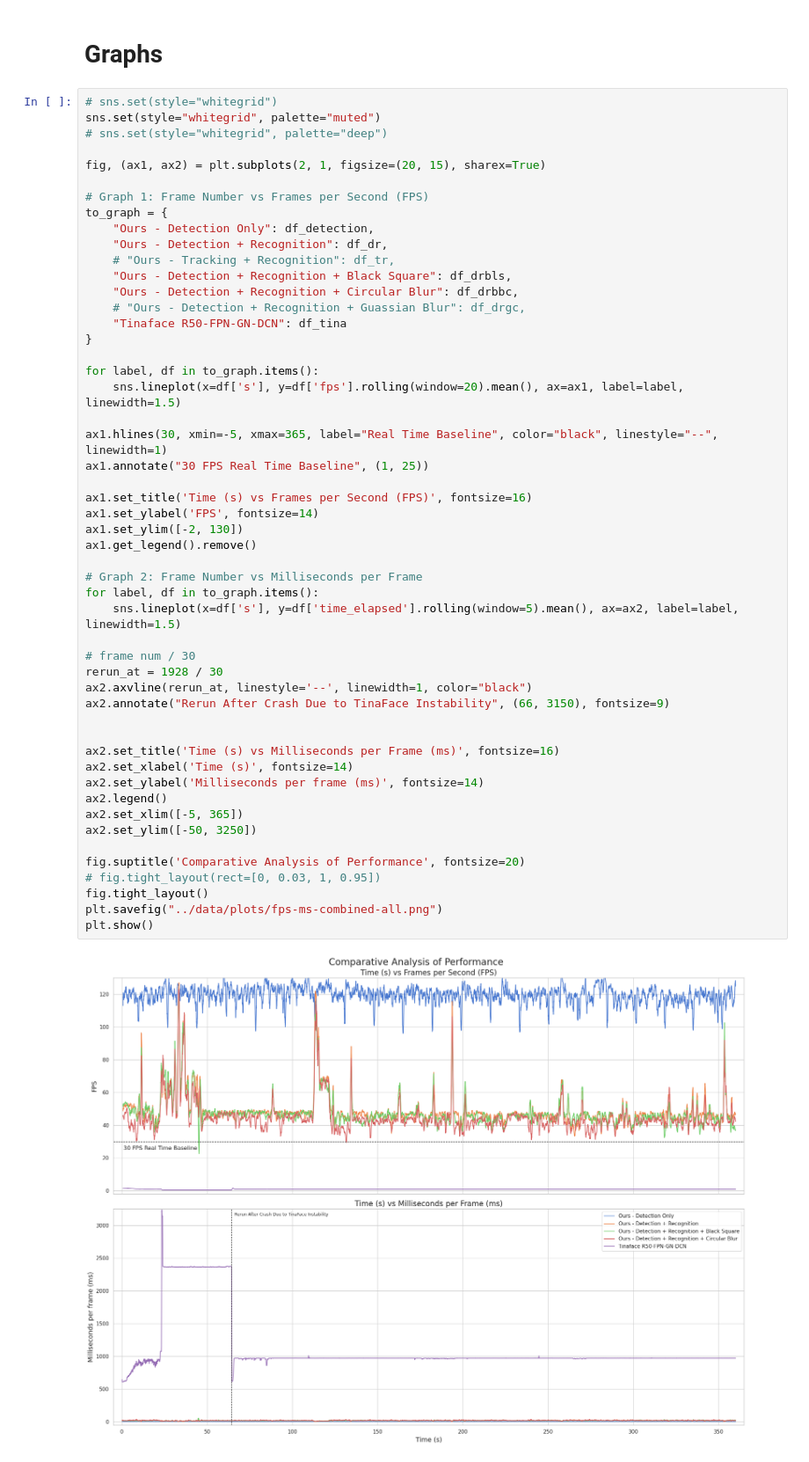
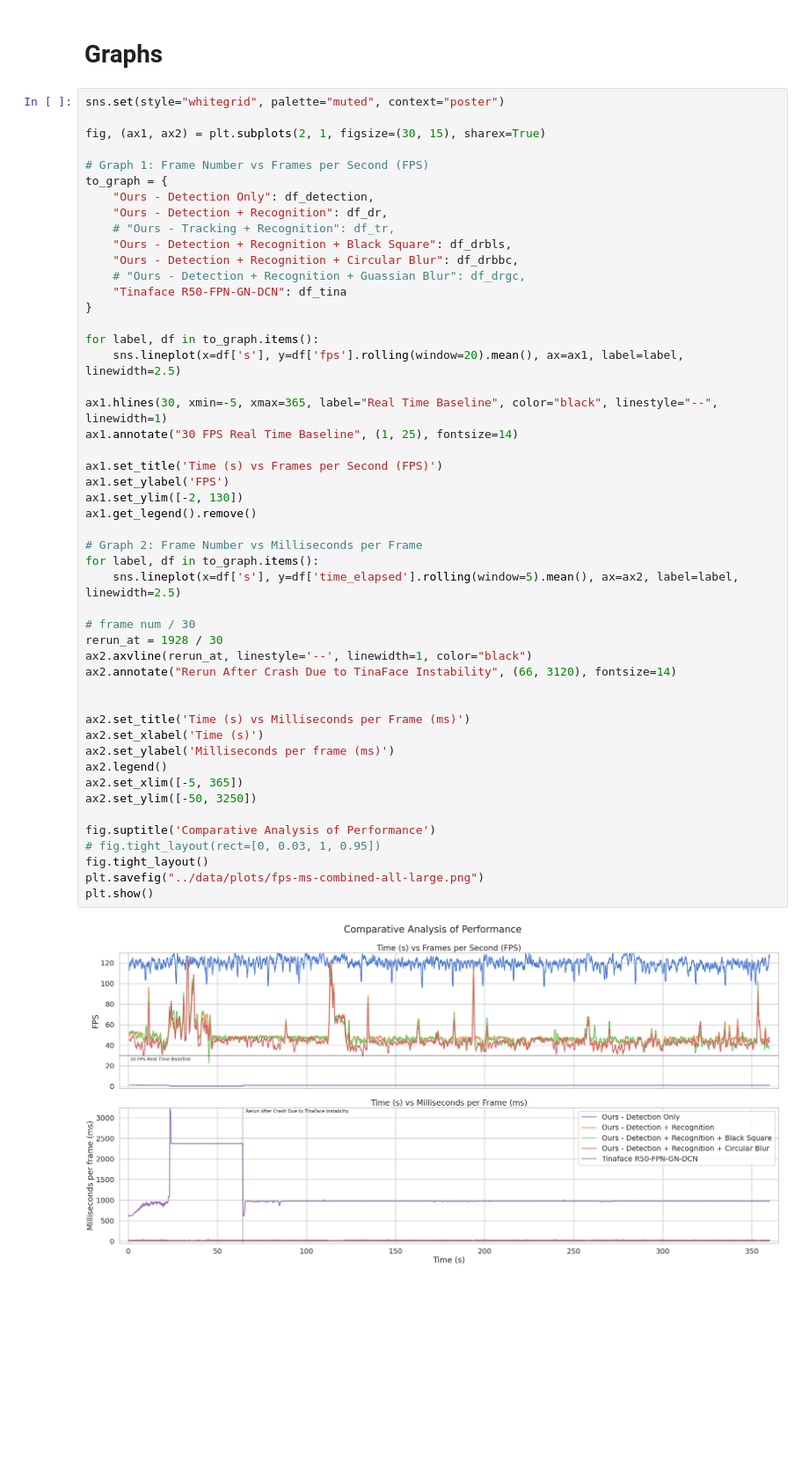
Before and after one commit to AniAggarwal/face-blur-rt, a Jupyter notebook: src/benchmarks.ipynb, the cells around one changed output. Shown at 88% size. Saved outputs shown, nothing was run; the diff lists cells and outputs as text; blank space fills up the shorter version.

Commit message:
Add large graphs

```diff
--- a/src/benchmarks.ipynb
+++ b/src/benchmarks.ipynb
@@ -351,11 +351,9 @@ dfi.export(df_stats_styled, '../data/plots/statistics_table.png')
 # %% [markdown]
 # Graphs
 # %%
-# sns.set(style="whitegrid")
-sns.set(style="whitegrid", palette="muted")
-# sns.set(style="whitegrid", palette="deep")
+sns.set(style="whitegrid", palette="muted", context="poster")
 
-fig, (ax1, ax2) = plt.subplots(2, 1, figsize=(20, 15), sharex=True)
+fig, (ax1, ax2) = plt.subplots(2, 1, figsize=(30, 15), sharex=True)
 
 # Graph 1: Frame Number vs Frames per Second (FPS)
 to_graph = {
@@ -364,43 +362,43 @@ to_graph = {
     # "Ours - Tracking + Recognition": df_tr,
     "Ours - Detection + Recognition + Black Square": df_drbls,
     "Ours - Detection + Recognition + Circular Blur": df_drbbc,
     # "Ours - Detection + Recognition + Guassian Blur": df_drgc,
     "Tinaface R50-FPN-GN-DCN": df_tina
 }
 
 for label, df in to_graph.items():
-    sns.lineplot(x=df['s'], y=df['fps'].rolling(window=20).mean(), ax=ax1, label=label, linewidth=1.5)
+    sns.lineplot(x=df['s'], y=df['fps'].rolling(window=20).mean(), ax=ax1, label=label, linewidth=2.5)
 
 ax1.hlines(30, xmin=-5, xmax=365, label="Real Time Baseline", color="black", linestyle="--", linewidth=1)
-ax1.annotate("30 FPS Real Time Baseline", (1, 25))
+ax1.annotate("30 FPS Real Time Baseline", (1, 25), fontsize=14)
 
-ax1.set_title('Time (s) vs Frames per Second (FPS)', fontsize=16)
-ax1.set_ylabel('FPS', fontsize=14)
+ax1.set_title('Time (s) vs Frames per Second (FPS)')
+ax1.set_ylabel('FPS')
 ax1.set_ylim([-2, 130])
 ax1.get_legend().remove()
 
 # Graph 2: Frame Number vs Milliseconds per Frame
 for label, df in to_graph.items():
-    sns.lineplot(x=df['s'], y=df['time_elapsed'].rolling(window=5).mean(), ax=ax2, label=label, linewidth=1.5)
+    sns.lineplot(x=df['s'], y=df['time_elapsed'].rolling(window=5).mean(), ax=ax2, label=label, linewidth=2.5)
 
 # frame num / 30
 rerun_at = 1928 / 30
 ax2.axvline(rerun_at, linestyle='--', linewidth=1, color="black")
-ax2.annotate("Rerun After Crash Due to TinaFace Instability", (66, 3150), fontsize=9)
+ax2.annotate("Rerun After Crash Due to TinaFace Instability", (66, 3120), fontsize=14)
 
 
-ax2.set_title('Time (s) vs Milliseconds per Frame (ms)', fontsize=16)
-ax2.set_xlabel('Time (s)', fontsize=14)
-ax2.set_ylabel('Milliseconds per frame (ms)', fontsize=14)
+ax2.set_title('Time (s) vs Milliseconds per Frame (ms)')
+ax2.set_xlabel('Time (s)')
+ax2.set_ylabel('Milliseconds per frame (ms)')
 ax2.legend()
 ax2.set_xlim([-5, 365])
 ax2.set_ylim([-50, 3250])
 
-fig.suptitle('Comparative Analysis of Performance', fontsize=20)
+fig.suptitle('Comparative Analysis of Performance')
 # fig.tight_layout(rect=[0, 0.03, 1, 0.95])
 fig.tight_layout()
-plt.savefig("../data/plots/fps-ms-combined-all.png")
+plt.savefig("../data/plots/fps-ms-combined-all-large.png")
 plt.show()
 # %% [output]
-[figure, old version]
+[figure, new version]
 # %%
```
Also changed, not shown: parts of 2 cells of this notebook.
